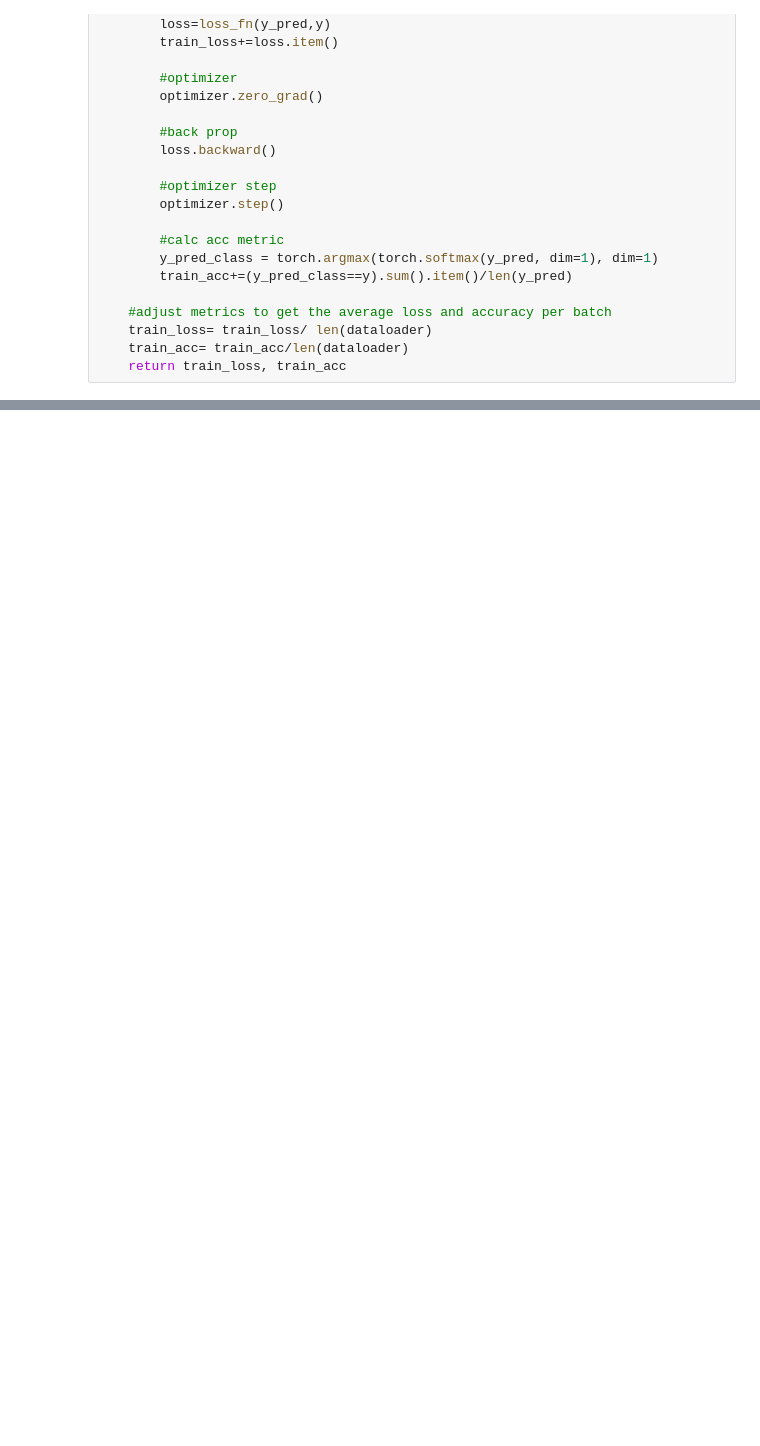
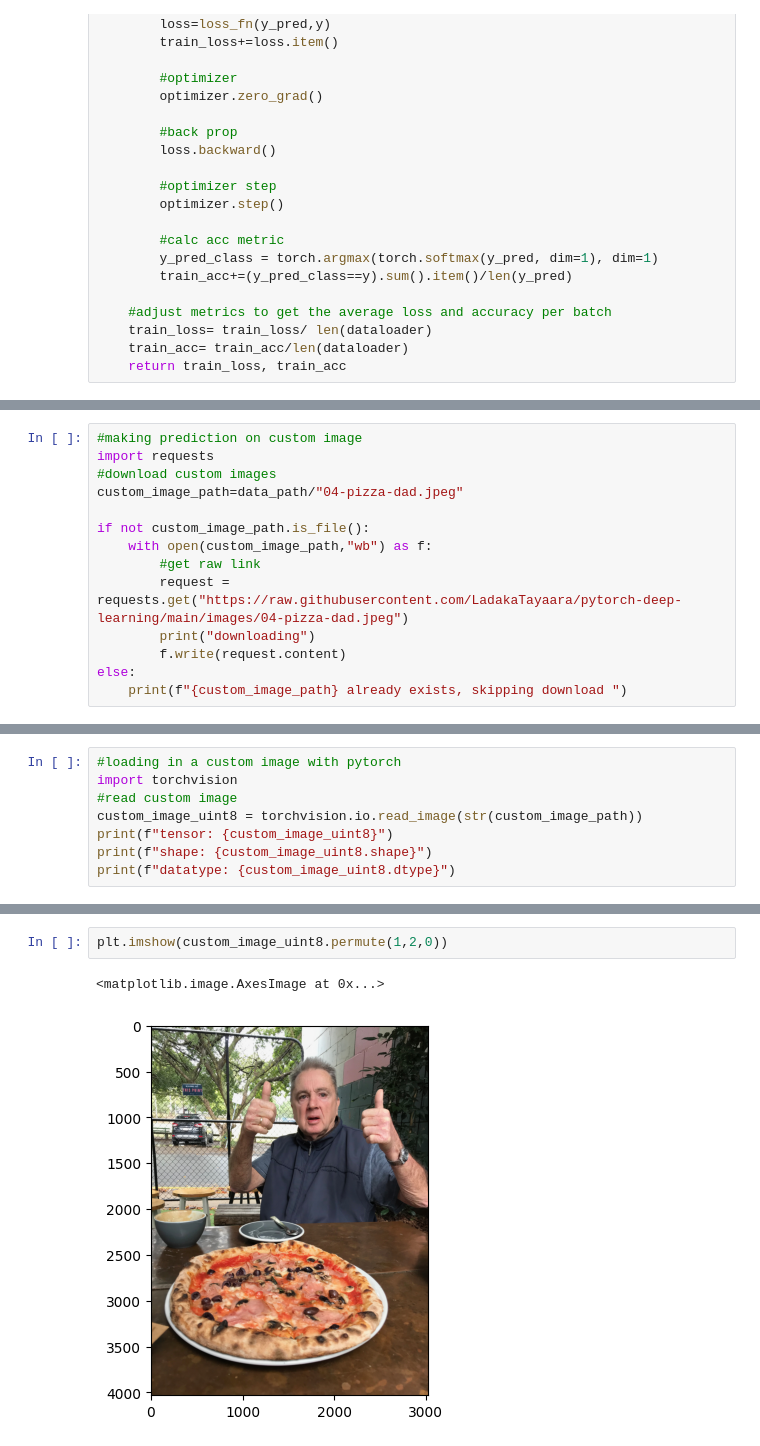
Before and after one commit to LadakaTayaara/deep-learning-codealong-nb, a Jupyter notebook: customdatasettut.ipynb, the cells around one changed output, grey strips where cells are left out. Saved outputs shown, nothing was run; the diff lists cells and outputs as text; blank space fills up the shorter version.

```diff
--- a/customdatasettut.ipynb
+++ b/customdatasettut.ipynb
@@ -837,0 +1041,14 @@ def train(model:torch.nn.Module,
+# %%
+#making prediction on custom image
+import requests
+#download custom images
+custom_image_path=data_path/"04-pizza-dad.jpeg"
+
+if not custom_image_path.is_file():
+    with open(custom_image_path,"wb") as f:
+        #get raw link
+        request = requests.get("https://raw.githubusercontent.com/LadakaTayaara/pytorch-deep-learning/main/images/04-pizza-dad.jpeg")
+        print("downloading")
+        f.write(request.content)
+else:
+    print(f"{custom_image_path} already exists, skipping download ")
@@ -837,0 +1057,8 @@ def train(model:torch.nn.Module,
+# %%
+#loading in a custom image with pytorch
+import torchvision
+#read custom image
+custom_image_uint8 = torchvision.io.read_image(str(custom_image_path))
+print(f"tensor: {custom_image_uint8}")
+print(f"shape: {custom_image_uint8.shape}")
+print(f"datatype: {custom_image_uint8.dtype}")
@@ -837,0 +1083,5 @@ def train(model:torch.nn.Module,
+# %%
+plt.imshow(custom_image_uint8.permute(1,2,0))
+# %% [output]
+<matplotlib.image.AxesImage at 0x...>
+[figure, added]
```
Also changed, not shown: parts of 23 cells of this notebook, 1 other file.
